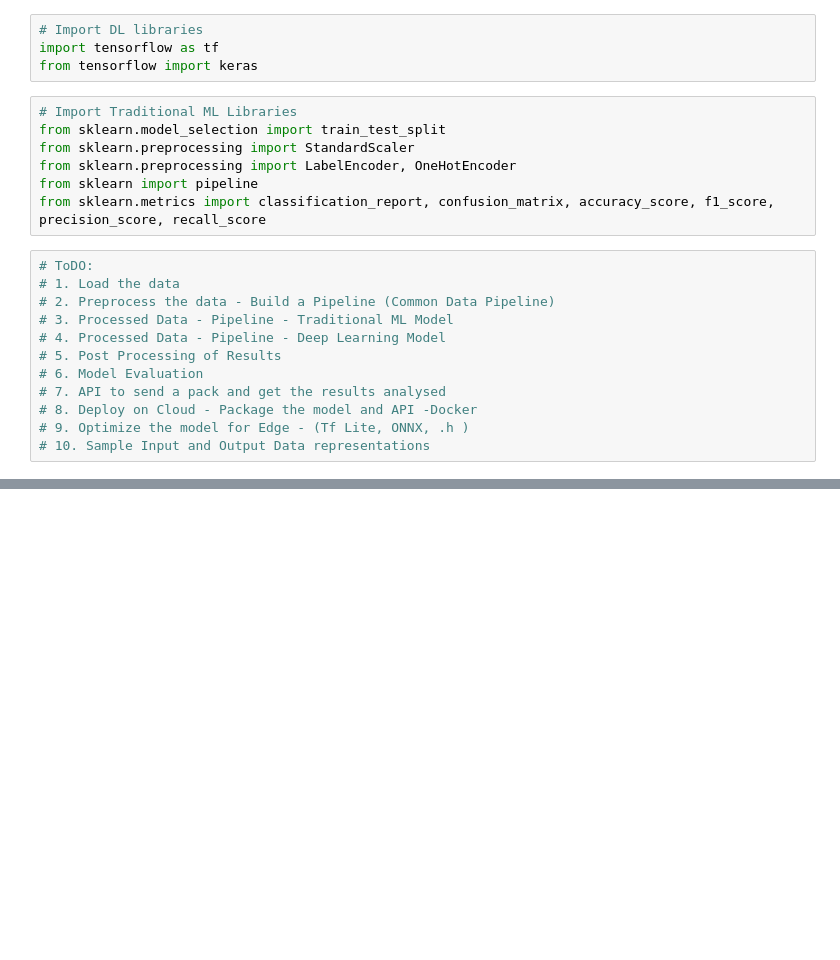
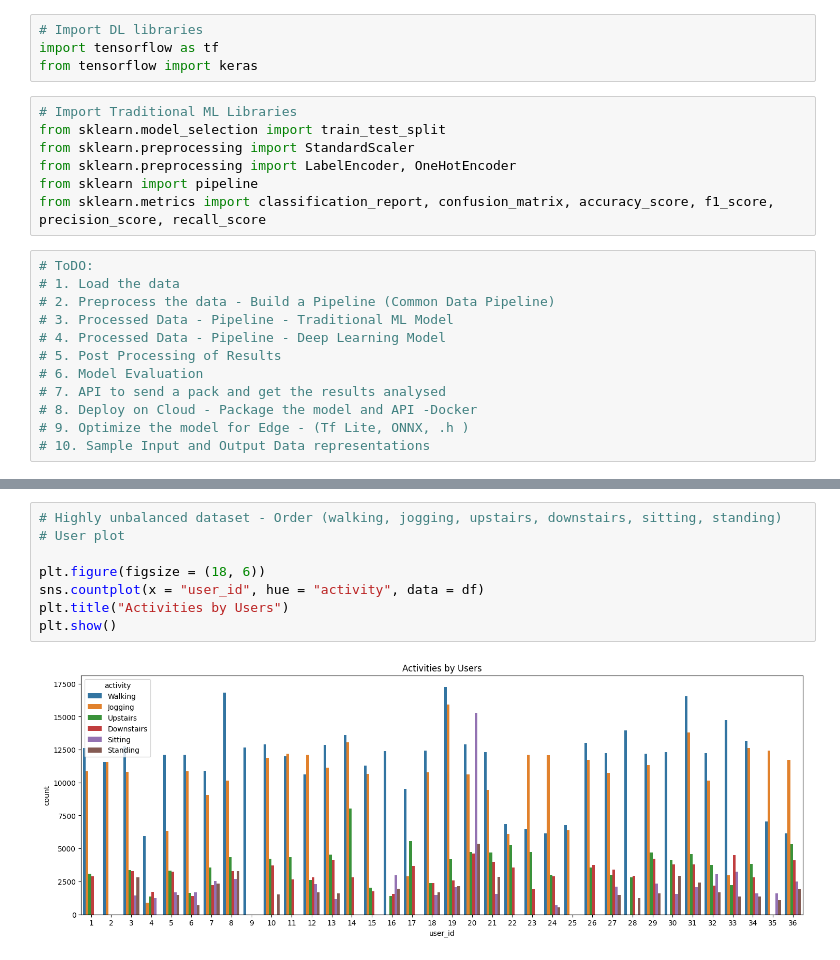
Before and after one commit to udaygirish/time_series_experiments, a Jupyter notebook: exploration.ipynb, the cells around one changed output, grey strips where cells are left out. Drawn from its saved outputs; the diff is of its cells as text; blank space fills up the shorter version.

```diff
--- a/exploration.ipynb
+++ b/exploration.ipynb
@@ -48,0 +121,10 @@ from sklearn.metrics import classification_report, confusion_matrix, accuracy_sc
+# %%
+# Highly unbalanced dataset - Order (walking, jogging, upstairs, downstairs, sitting, standing)
+# User plot
+
+plt.figure(figsize = (18, 6))
+sns.countplot(x = "user_id", hue = "activity", data = df)
+plt.title("Activities by Users")
+plt.show()
+# %% [output]
+[figure, added]
```
Also changed, not shown: parts of 20 cells of this notebook, 2 other files.
